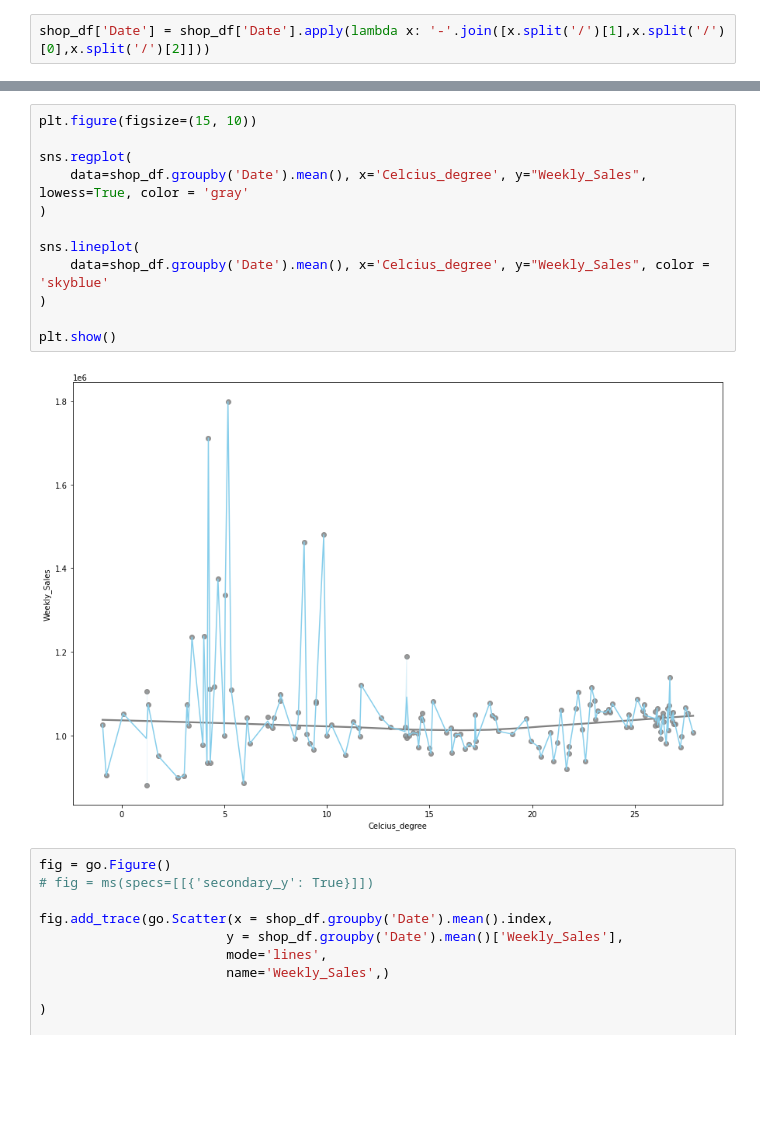
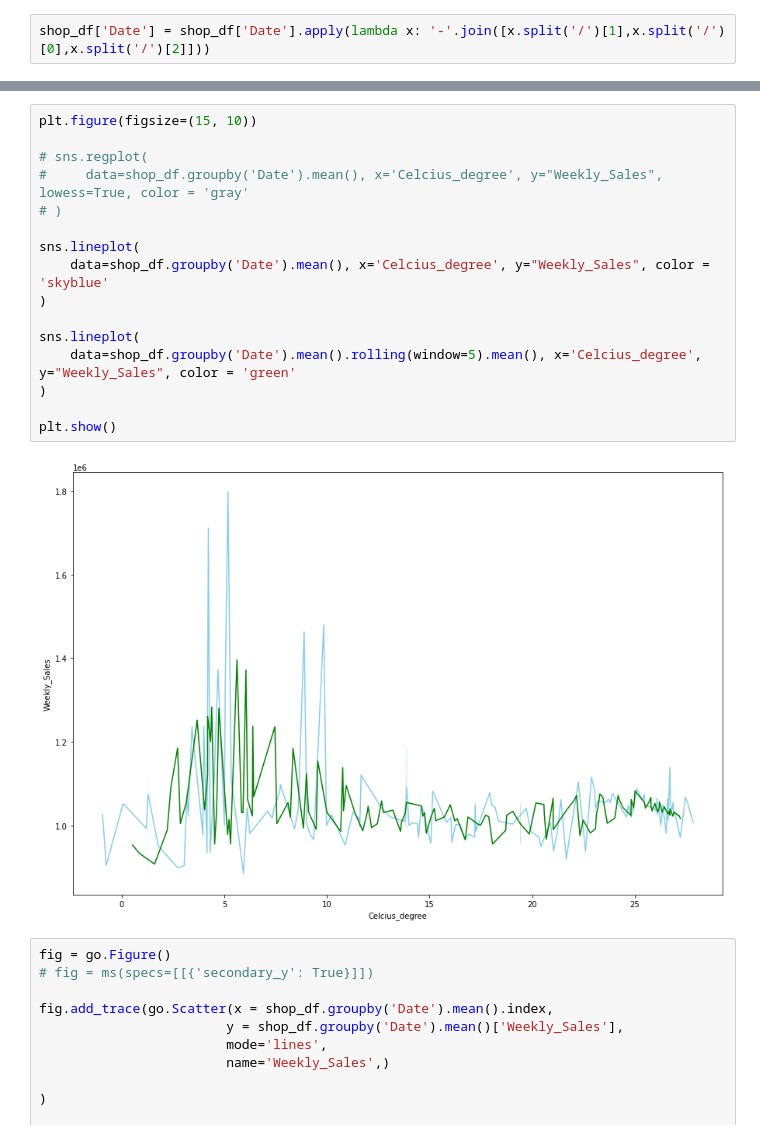
Before and after one commit to jsw6872/DataScience-ML-Spring, a Jupyter notebook: teamlabxinflearn/week_4/vizualization/assignment/sales_shopping_mall_branch.ipynb, the cells around one changed output, grey strips where cells are left out. Cells and saved outputs as stored; diff of their text form; blank space fills up the shorter version.

```diff
--- a/teamlabxinflearn/week_4/vizualization/assignment/sales_shopping_mall_branch.ipynb
+++ b/teamlabxinflearn/week_4/vizualization/assignment/sales_shopping_mall_branch.ipynb
@@ -122,17 +122,21 @@ shop_df['Month_Year'] = shop_df["Date"].apply(lambda x: x.strftime('%Y-%m'))
 # %%
 plt.figure(figsize=(15, 10))
 
-sns.regplot(
-    data=shop_df.groupby('Date').mean(), x='Celcius_degree', y="Weekly_Sales", lowess=True, color = 'gray'
-)
+# sns.regplot(
+#     data=shop_df.groupby('Date').mean(), x='Celcius_degree', y="Weekly_Sales", lowess=True, color = 'gray'
+# )
 
 sns.lineplot(
     data=shop_df.groupby('Date').mean(), x='Celcius_degree', y="Weekly_Sales", color = 'skyblue'
 )
 
+sns.lineplot(
+    data=shop_df.groupby('Date').mean().rolling(window=5).mean(), x='Celcius_degree', y="Weekly_Sales", color = 'green'
+)
+
 plt.show()
 # %% [output]
-[figure, old version]
+[figure, new version]
 # %%
 fig = go.Figure()
 # fig = ms(specs=[[{'secondary_y': True}]])
```
Also changed, not shown: parts of 12 cells of this notebook.
